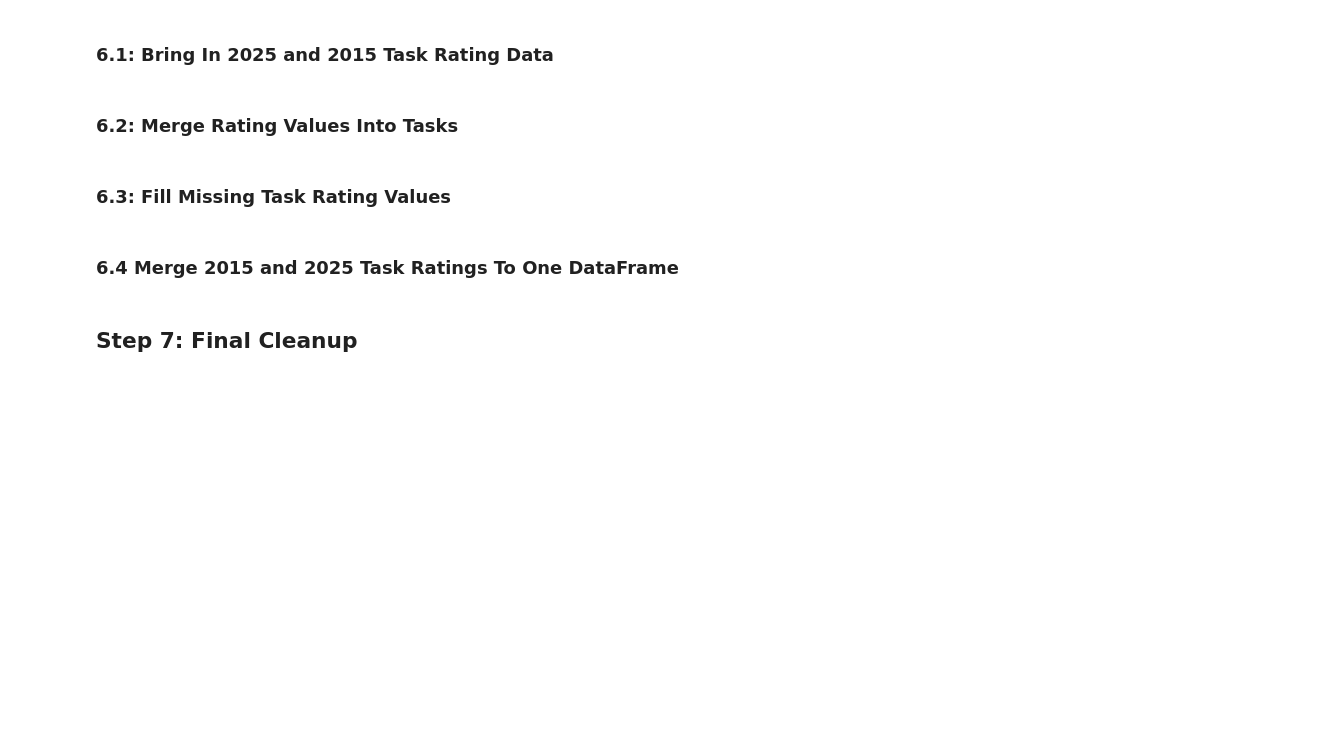
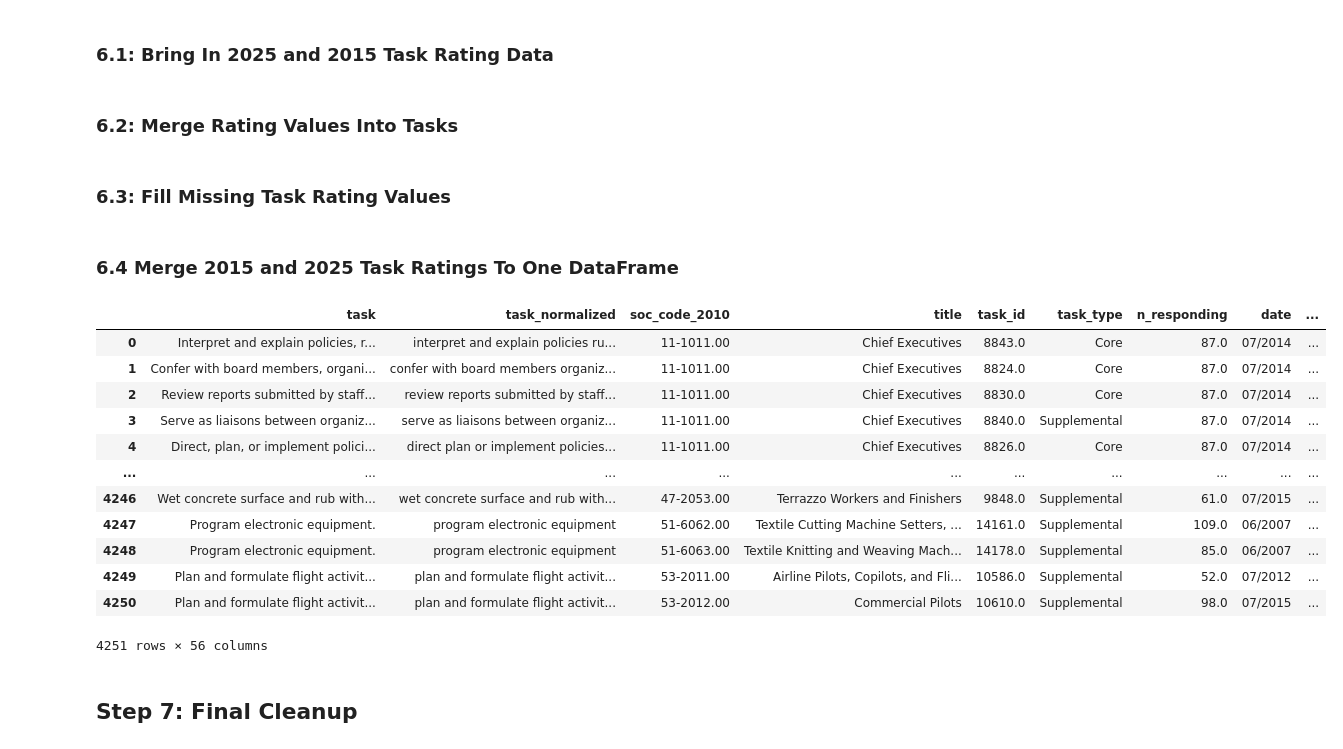
Before and after one commit to theodorewright11/aei_data_analysis, a Jupyter notebook: scripts/data_merge.ipynb, the cells around one changed output. Saved outputs shown, nothing was run; the diff lists cells and outputs as text; code cells hidden in the pictures; blank space fills up the shorter version.

```diff
--- a/scripts/data_merge.ipynb
+++ b/scripts/data_merge.ipynb
@@ -1075,8 +1089,36 @@ def merge_task_ratings(tasks_wage_emp_final_df, ratings_df) -> pd.DataFrame:
     df["title_normalized"] = df["title"].apply(normalize_text)
     ratings_df["title_normalized"] = ratings_df["Title"].apply(normalize_text)
 
-    merged = df.merge(
-        ratings_df[
+
+    # Count how many times each normalized task appears
+    task_counts = df["task_normalized"].value_counts()
+    is_duplicate = df["task_normalized"].isin(task_counts[task_counts > 1].index)
+    is_unique = ~is_duplicate
+    df_duplicate_tasks = df[is_duplicate].copy()
+    df_unique_tasks = df[is_unique].copy()
+
+    # Count how many times each normalized task appears in ratings
+    task_counts_ratings = ratings_df["task_normalized"].value_counts()
+    is_duplicate_ratings = ratings_df["task_normalized"].isin(task_counts_ratings[task_counts_ratings > 1].index)
+    is_unique_ratings = ~is_duplicate_ratings
+    df_duplicate_tasks_ratings = ratings_df[is_duplicate_ratings].copy()
+    df_unique_tasks_ratings = ratings_df[is_unique_ratings].copy()
+
+    # Merge on unique tasks
+    merged_unique = df_unique_tasks.merge(
+        df_unique_tasks_ratings[
+            ["freq_mean", "freq_lower", "freq_upper",
+             "importance", "importance_lower", "importance_upper",
+             "relevance", "relevance_lower", "relevance_upper",
+             "task_normalized"]
+        ],
+        on=["task_normalized"],
+        how="left"
+    )
+
+    # Merge on both title and task for duplicate ones
+    merged_duplicate = df_duplicate_tasks.merge(
+        df_duplicate_tasks_ratings[
             ["freq_mean", "freq_lower", "freq_upper",
              "importance", "importance_lower", "importance_upper",
              "relevance", "relevance_lower", "relevance_upper",
@@ -1086,6 +1128,8 @@ def merge_task_ratings(tasks_wage_emp_final_df, ratings_df) -> pd.DataFrame:
         how="left"
     )
 
+    merged = pd.concat([merged_unique, merged_duplicate], ignore_index=True)
+
     return merged
 
 
@@ -1175,7 +1219,7 @@ tasks_final_2015_filled_df
 def merge_task_ratings_to_one_df(base_df, add_df, base_year, add_year):
     """
     Description:
-        This function merges the task data with the ratings data and performs final cleanup.
+        This function merges the task data with the ratings data and adds year signifiers to the columns.
 
     Args:
         tasks_wage_emp_final_df (pd.DataFrame): DataFrame from Step 5
@@ -1233,8 +1277,22 @@ tasks_final_uncleaned_df = merge_task_ratings_to_one_df(tasks_final_2025_filled_
 # %%
 # Optional save to csv and show df for inspection
 
-# tasks_final_uncleaned_df.to_csv("../merged_data_files/tasks_final_uncleaned.csv", index=False)
-# tasks_final_uncleaned_df
+tasks_final_uncleaned_df.to_csv("../merged_data_files/tasks_final_uncleaned.csv", index=False)
+tasks_final_uncleaned_df
+# %% [output]
+|  | task | task_normalized | soc_code_2010 | title | task_id | task_type | n_responding | date | ... |
+| 0 | Interpret and explain policies, r... | interpret and explain policies ru... | 11-1011.00 | Chief Executives | 8843.0 | Core | 87.0 | 07/2014 | ... |
+| 1 | Confer with board members, organi... | confer with board members organiz... | 11-1011.00 | Chief Executives | 8824.0 | Core | 87.0 | 07/2014 | ... |
+| 2 | Review reports submitted by staff... | review reports submitted by staff... | 11-1011.00 | Chief Executives | 8830.0 | Core | 87.0 | 07/2014 | ... |
+| 3 | Serve as liaisons between organiz... | serve as liaisons between organiz... | 11-1011.00 | Chief Executives | 8840.0 | Supplemental | 87.0 | 07/2014 | ... |
+| 4 | Direct, plan, or implement polici... | direct plan or implement policies... | 11-1011.00 | Chief Executives | 8826.0 | Core | 87.0 | 07/2014 | ... |
+| ... | ... | ... | ... | ... | ... | ... | ... | ... | ... |
+| 4246 | Wet concrete surface and rub with... | wet concrete surface and rub with... | 47-2053.00 | Terrazzo Workers and Finishers | 9848.0 | Supplemental | 61.0 | 07/2015 | ... |
+| 4247 | Program electronic equipment. | program electronic equipment | 51-6062.00 | Textile Cutting Machine Setters, ... | 14161.0 | Supplemental | 109.0 | 06/2007 | ... |
+| 4248 | Program electronic equipment. | program electronic equipment | 51-6063.00 | Textile Knitting and Weaving Mach... | 14178.0 | Supplemental | 85.0 | 06/2007 | ... |
+| 4249 | Plan and formulate flight activit... | plan and formulate flight activit... | 53-2011.00 | Airline Pilots, Copilots, and Fli... | 10586.0 | Supplemental | 52.0 | 07/2012 | ... |
+| 4250 | Plan and formulate flight activit... | plan and formulate flight activit... | 53-2012.00 | Commercial Pilots | 10610.0 | Supplemental | 98.0 | 07/2015 | ... |
+4251 rows × 56 columns
 # %% [markdown]
 ## Step 7: Final Cleanup
 # %%
```
Also changed, not shown: parts of 9 cells of this notebook.
